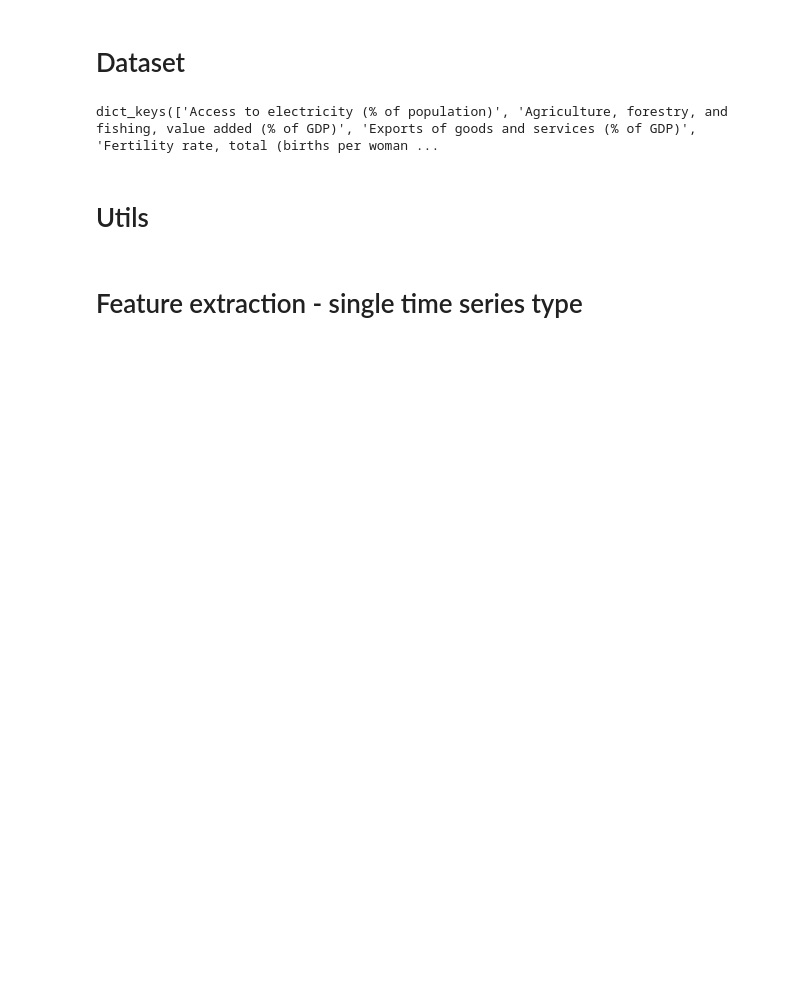
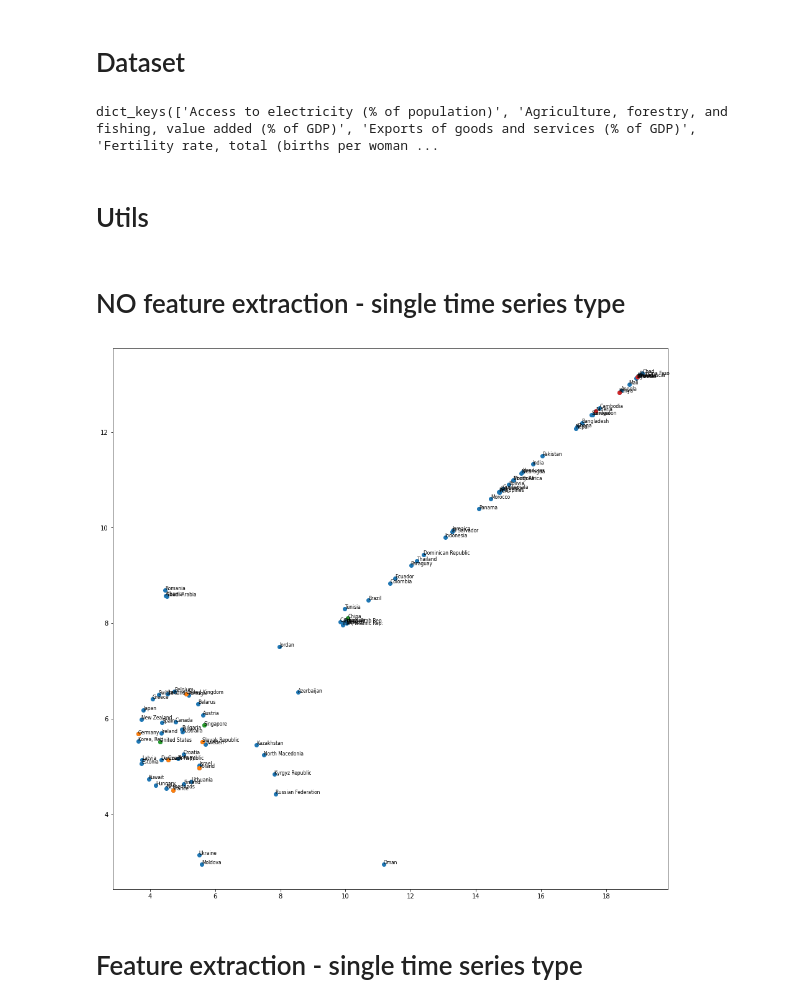
Before and after one commit to maciektr/worldbank_data_exploration, a Jupyter notebook: notebooks/feature_extraction/autoencoder_feature_extraction.ipynb, the cells around one changed output. Saved outputs shown, nothing was run; the diff lists cells and outputs as text; code cells hidden in the pictures; blank space fills up the shorter version.

```diff
--- a/notebooks/feature_extraction/autoencoder_feature_extraction.ipynb
+++ b/notebooks/feature_extraction/autoencoder_feature_extraction.ipynb
@@ -57,3 +59,5 @@ def plot_with_names(X, y, specific=["Poland", "Germany", "United States", "China
 
     # plt.legend()
     plt.show()
+# %% [markdown]
+# NO feature extraction - single time series type
@@ -60,2 +73,8 @@ def plot_with_names(X, y, specific=["Poland", "Germany", "United States", "China
+# %%
+Y_projected = TSNE(2, perplexity=20, n_iter=4000).fit_transform(time_series_dict[feature])
+
+plot_with_names(Y_projected, countries)
+# %% [output]
+[figure, added]
 # %% [markdown]
 # Feature extraction - single time series type
```
Also changed, not shown: parts of 13 cells of this notebook.
